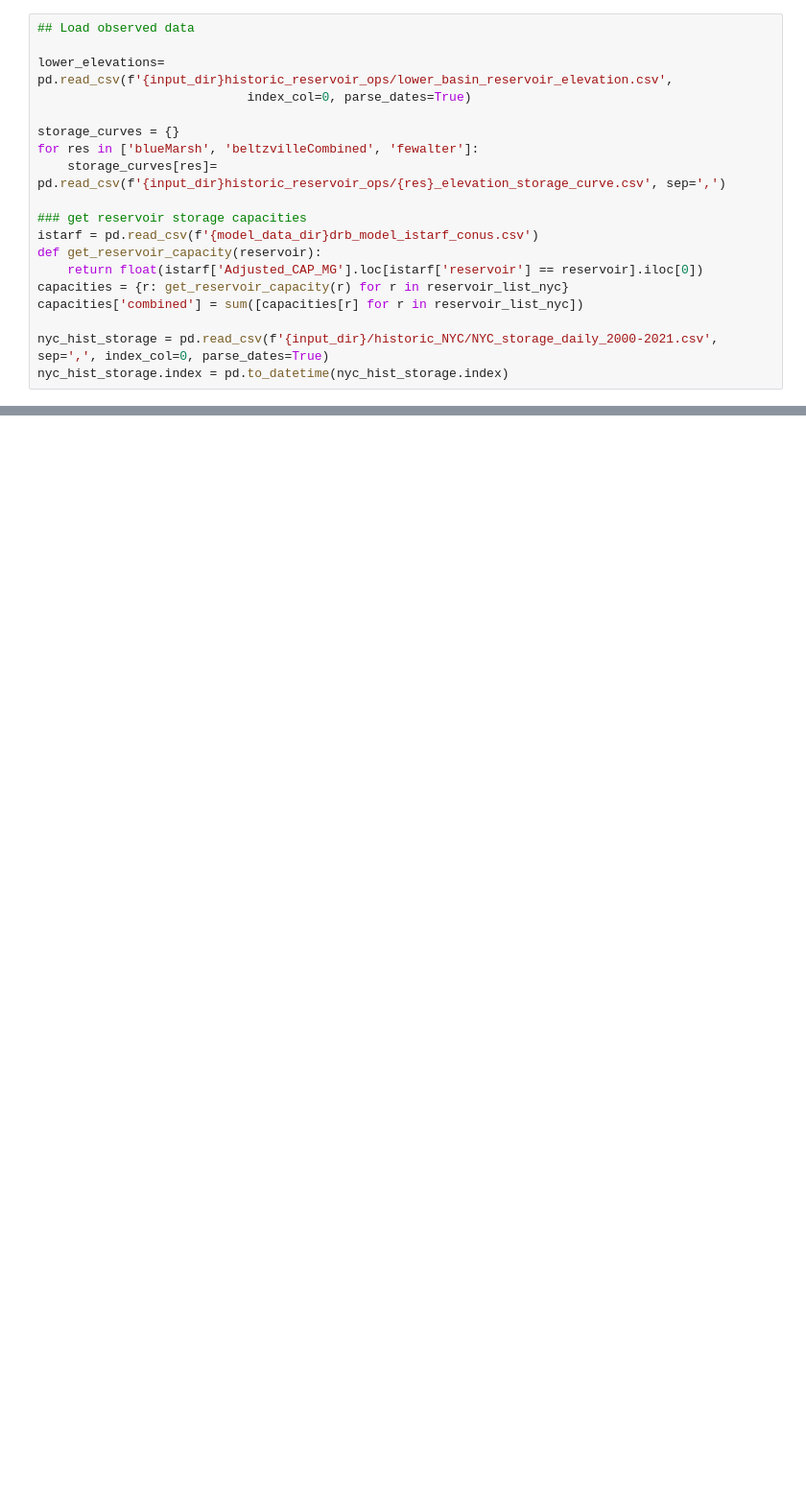
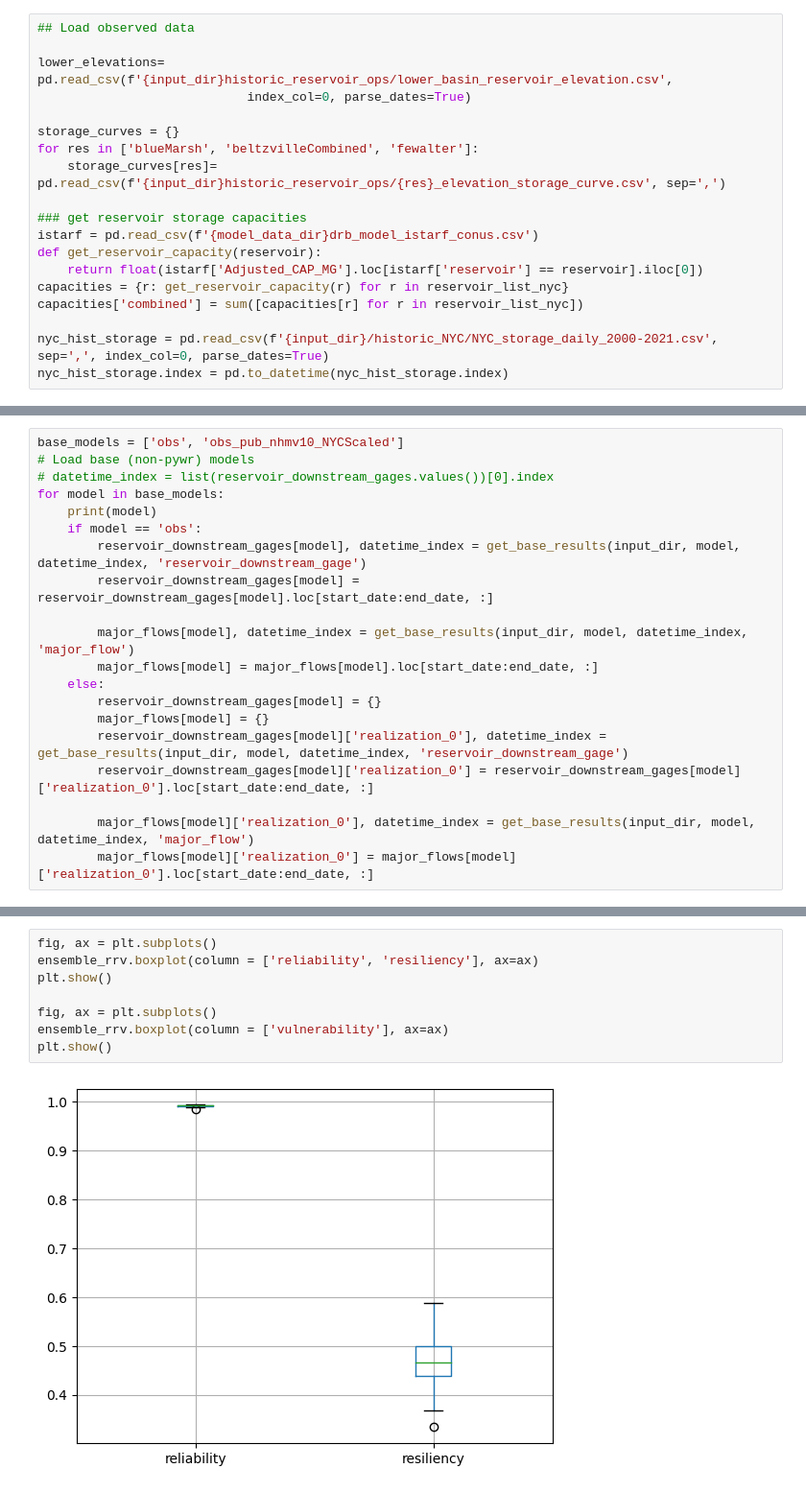
Before and after one commit to Pywr-DRB/Pywr-DRB, a Jupyter notebook: notebooks/explore_historic_ensemble_results.ipynb, the cells around one changed output, grey strips where cells are left out. Shown at 96% size. Drawn from its saved outputs; the diff is of its cells as text; blank space fills up the shorter version.

```diff
--- a/notebooks/explore_historic_ensemble_results.ipynb
+++ b/notebooks/explore_historic_ensemble_results.ipynb
@@ -264,0 +122,20 @@ def plot_reservoir_dynamics(reservoir, storage_results, release_results,
+# %%
+base_models = ['obs', 'obs_pub_nhmv10_NYCScaled']
+# Load base (non-pywr) models
+# datetime_index = list(reservoir_downstream_gages.values())[0].index
+for model in base_models:
+    print(model)
+    if model == 'obs':
+        reservoir_downstream_gages[model], datetime_index = get_base_results(input_dir, model, datetime_index, 'reservoir_downstream_gage')
+        reservoir_downstream_gages[model] = reservoir_downstream_gages[model].loc[start_date:end_date, :]
+
+        major_flows[model], datetime_index = get_base_results(input_dir, model, datetime_index, 'major_flow')
+        major_flows[model] = major_flows[model].loc[start_date:end_date, :]
+    else:
+        reservoir_downstream_gages[model] = {}
+        major_flows[model] = {}
+        reservoir_downstream_gages[model]['realization_0'], datetime_index = get_base_results(input_dir, model, datetime_index, 'reservoir_downstream_gage')
+        reservoir_downstream_gages[model]['realization_0'] = reservoir_downstream_gages[model]['realization_0'].loc[start_date:end_date, :]
+
+        major_flows[model]['realization_0'], datetime_index = get_base_results(input_dir, model, datetime_index, 'major_flow')
+        major_flows[model]['realization_0'] = major_flows[model]['realization_0'].loc[start_date:end_date, :]
@@ -264,0 +271,10 @@ def plot_reservoir_dynamics(reservoir, storage_results, release_results,
+# %%
+fig, ax = plt.subplots()
+ensemble_rrv.boxplot(column = ['reliability', 'resiliency'], ax=ax)
+plt.show()
+
+fig, ax = plt.subplots()
+ensemble_rrv.boxplot(column = ['vulnerability'], ax=ax)
+plt.show()
+# %% [output]
+[figure, added]
```
Also changed, not shown: parts of 19 cells of this notebook, 24 other files.
